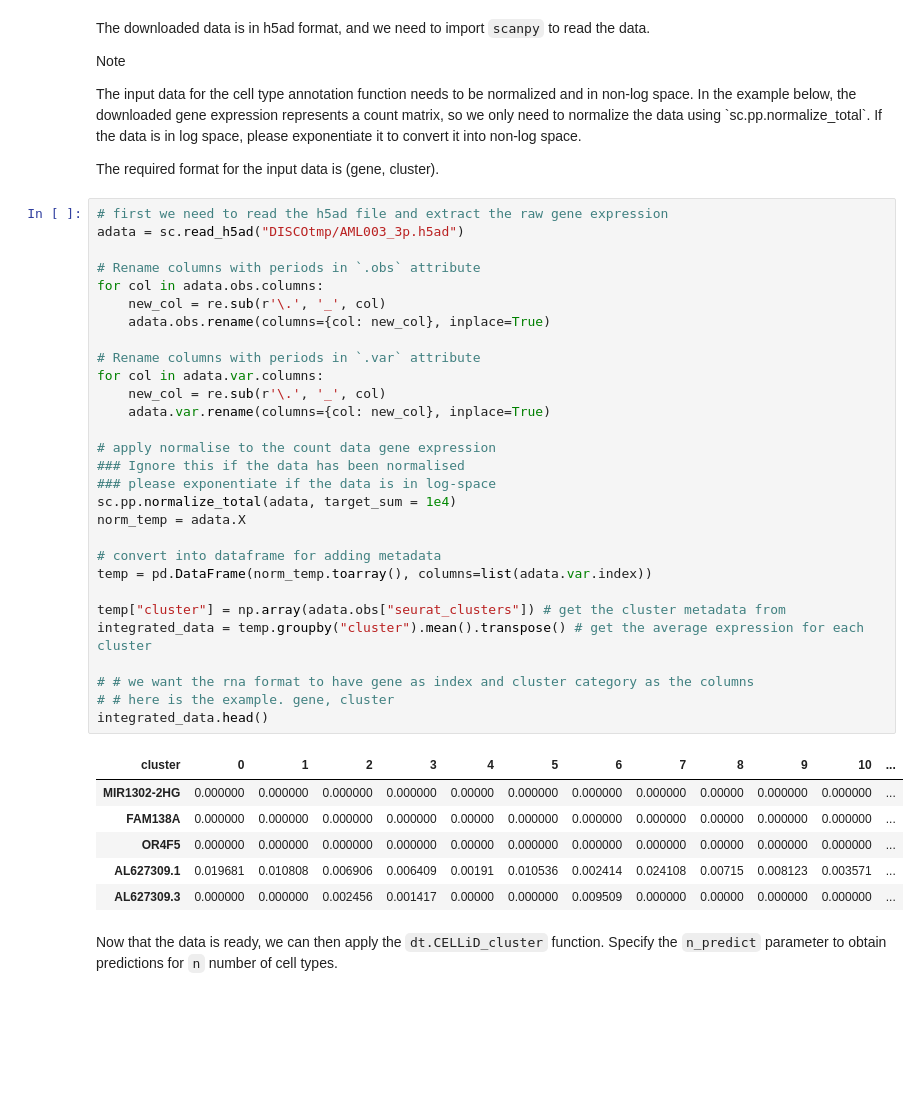
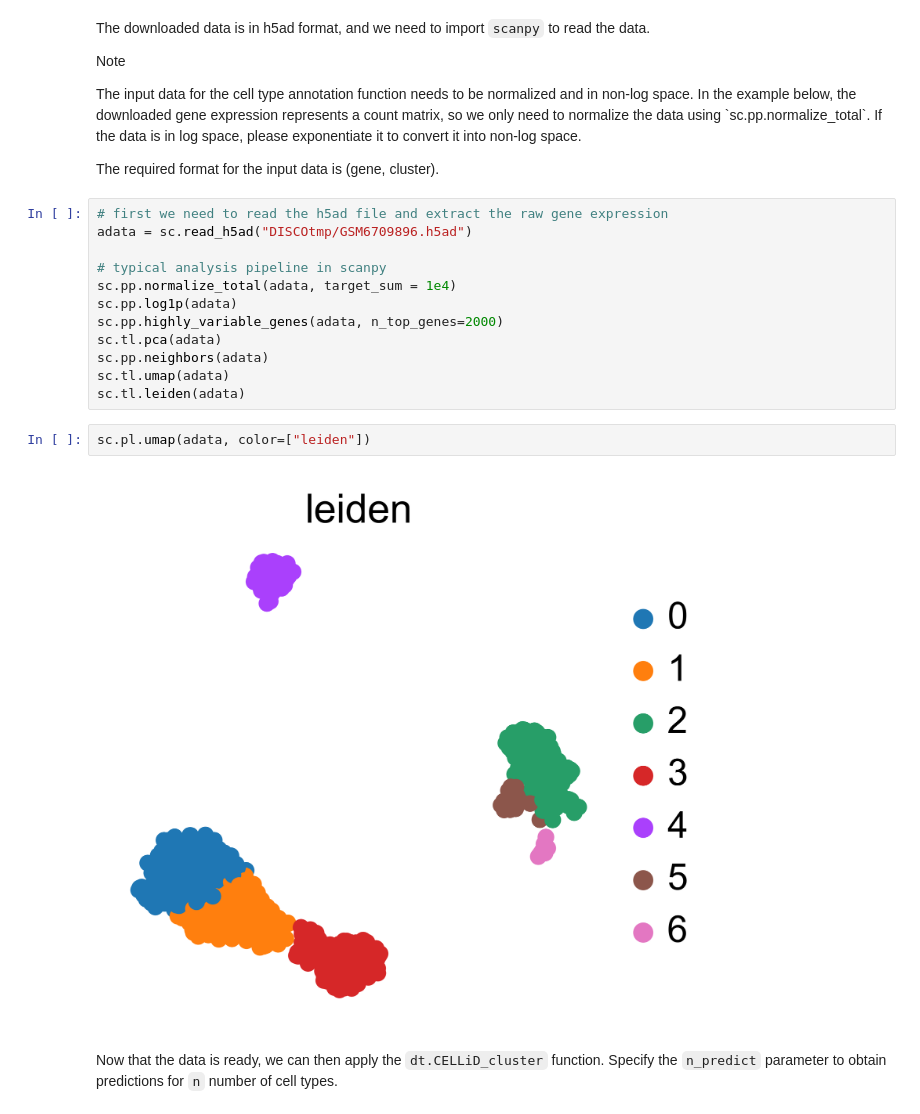
Before and after one commit to JinmiaoChenLab/DISCOtoolkit_py, a Jupyter notebook: docs/CELLiD_celltype_annotation.ipynb, the cells around one changed output. Saved outputs shown, nothing was run; the diff lists cells and outputs as text; blank space fills up the shorter version.

```diff
--- a/docs/CELLiD_celltype_annotation.ipynb
+++ b/docs/CELLiD_celltype_annotation.ipynb
@@ -78,40 +78,20 @@ The downloaded data is in h5ad format, and we need to import `scanpy` to read th
 The required format for the input data is (gene, cluster).
 # %%
 # first we need to read the h5ad file and extract the raw gene expression
-adata = sc.read_h5ad("DISCOtmp/AML003_3p.h5ad")
+adata = sc.read_h5ad("DISCOtmp/GSM6709896.h5ad")
 
-# Rename columns with periods in `.obs` attribute
-for col in adata.obs.columns:
-    new_col = re.sub(r'\.', '_', col)
-    adata.obs.rename(columns={col: new_col}, inplace=True)
-
-# Rename columns with periods in `.var` attribute
-for col in adata.var.columns:
-    new_col = re.sub(r'\.', '_', col)
-    adata.var.rename(columns={col: new_col}, inplace=True)
-
-# apply normalise to the count data gene expression
-### Ignore this if the data has been normalised
-### please exponentiate if the data is in log-space
+# typical analysis pipeline in scanpy
 sc.pp.normalize_total(adata, target_sum = 1e4)
-norm_temp = adata.X
-
-# convert into dataframe for adding metadata
-temp = pd.DataFrame(norm_temp.toarray(), columns=list(adata.var.index))
-
-temp["cluster"] = np.array(adata.obs["seurat_clusters"]) # get the cluster metadata from
-integrated_data = temp.groupby("cluster").mean().transpose() # get the average expression for each cluster
-
-# # we want the rna format to have gene as index and cluster category as the columns
-# # here is the example. gene, cluster
-integrated_data.head()
+sc.pp.log1p(adata)
+sc.pp.highly_variable_genes(adata, n_top_genes=2000)
+sc.tl.pca(adata)
+sc.pp.neighbors(adata)
+sc.tl.umap(adata)
+sc.tl.leiden(adata)
-# %% [output]
-| cluster | 0 | 1 | 2 | 3 | 4 | 5 | 6 | 7 | 8 | 9 | 10 | ... |
-| MIR1302-2HG | 0.000000 | 0.000000 | 0.000000 | 0.000000 | 0.00000 | 0.000000 | 0.000000 | 0.000000 | 0.00000 | 0.000000 | 0.000000 | ... |
-| FAM138A | 0.000000 | 0.000000 | 0.000000 | 0.000000 | 0.00000 | 0.000000 | 0.000000 | 0.000000 | 0.00000 | 0.000000 | 0.000000 | ... |
-| OR4F5 | 0.000000 | 0.000000 | 0.000000 | 0.000000 | 0.00000 | 0.000000 | 0.000000 | 0.000000 | 0.00000 | 0.000000 | 0.000000 | ... |
-| AL627309.1 | 0.019681 | 0.010808 | 0.006906 | 0.006409 | 0.00191 | 0.010536 | 0.002414 | 0.024108 | 0.00715 | 0.008123 | 0.003571 | ... |
-| AL627309.3 | 0.000000 | 0.000000 | 0.002456 | 0.001417 | 0.00000 | 0.000000 | 0.009509 | 0.000000 | 0.00000 | 0.000000 | 0.000000 | ... |
+# %%
+sc.pl.umap(adata, color=["leiden"])
+# %% [output]
+[figure, added]
 # %% [markdown]
 Now that the data is ready, we can then apply the `dt.CELLiD_cluster` function. Specify the `n_predict` parameter to obtain predictions for `n` number of cell types.
 # %%
```
Also changed, not shown: parts of 12 cells of this notebook, 4 other files.
